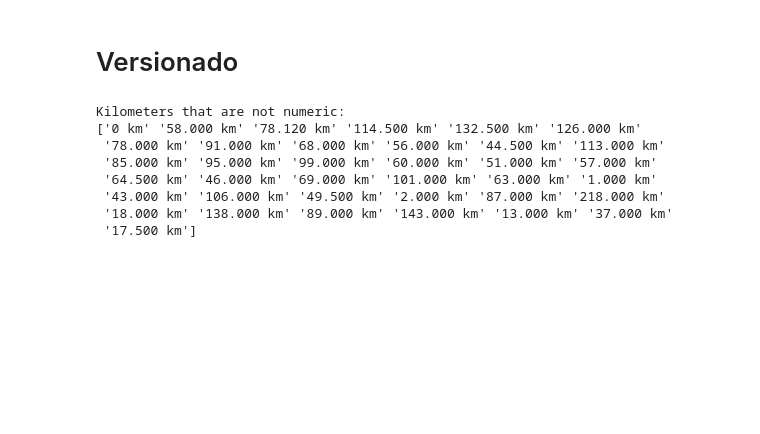
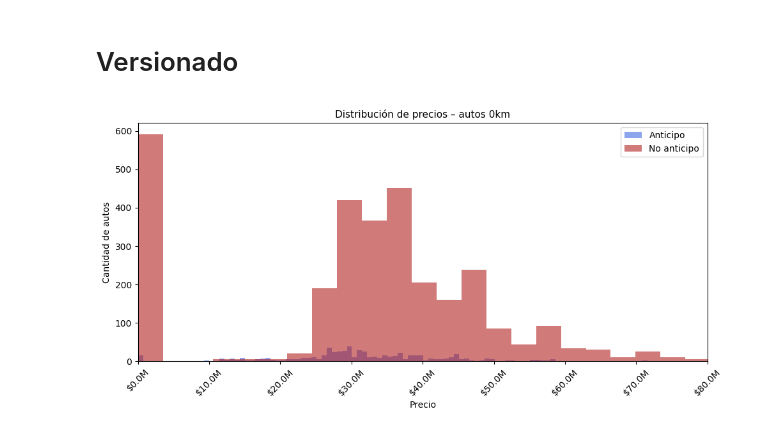
Before and after one commit to varbelaiz/suv-price-prediction, a Jupyter notebook: data analysis/transformation_analysis.ipynb, the cells around one changed output. Drawn from its saved outputs; the diff is of its cells as text; code cells hidden in the pictures; blank space fills up the shorter version.

```diff
--- a/data analysis/transformation_analysis.ipynb
+++ b/data analysis/transformation_analysis.ipynb
@@ -6,20 +6,44 @@ import re
 import matplotlib.pyplot as plt
 import seaborn as sns
 # %%
-test_df = pd.read_csv('../data/train/transformed_train.csv')
+cleaned_train = pd.read_csv('../data/train/cleaned_train.csv')
 # %% [markdown]
 # Versionado
-# %%
-# Filter non-numeric values in 'Kilómetros' column
-non_numeric_km = test_df['Kilómetros'].loc[pd.to_numeric(test_df['Kilómetros'], errors='coerce').isna()]
-print("Kilometers that are not numeric:")
-print(non_numeric_km.unique())
-# %% [output]
-Kilometers that are not numeric:
-['0 km' '58.000 km' '78.120 km' '114.500 km' '132.500 km' '126.000 km'
- '78.000 km' '91.000 km' '68.000 km' '56.000 km' '44.500 km' '113.000 km'
- '85.000 km' '95.000 km' '99.000 km' '60.000 km' '51.000 km' '57.000 km'
- '64.500 km' '46.000 km' '69.000 km' '101.000 km' '63.000 km' '1.000 km'
- '43.000 km' '106.000 km' '49.500 km' '2.000 km' '87.000 km' '218.000 km'
- '18.000 km' '138.000 km' '89.000 km' '143.000 km' '13.000 km' '37.000 km'
- '17.500 km']
+# %%
+# Filter for new cars (less than 1000 km)
+new_cars = cleaned_train[cleaned_train['Kilómetros'] < 500]
+
+# Create masks for anticipo and no anticipo
+mask_anticipo = new_cars['price_is_anticipo'] == 1
+mask_no_anticipo = new_cars['price_is_anticipo'] == 0
+
+cheap_cars = new_cars[new_cars['Precio'] < 10_000_000]
+cheap_cars.to_csv('../data/outliers.csv')
+
+# Create figure and axis
+fig, ax = plt.subplots(figsize=(10, 5))
+
+# Plot overlapping histograms
+ax.hist(new_cars.loc[mask_anticipo, 'Precio'], bins=100,
+        color="royalblue", alpha=0.6, label="Anticipo")
+ax.hist(new_cars.loc[mask_no_anticipo, 'Precio'], bins=100,
+        color="firebrick", alpha=0.6, label="No anticipo")
+
+# Set x-axis limits
+ax.set_xlim(0, 8e7)
+
+# Customize plot
+ax.set_title("Distribución de precios – autos 0km", fontsize=11)
+ax.set_xlabel("Precio")
+ax.set_ylabel("Cantidad de autos")
+ax.legend()
+
+# Format x-axis with millions
+fmt_pesos = plt.FuncFormatter(lambda x, pos: f"${x/1_000_000:.1f}M")
+ax.xaxis.set_major_formatter(fmt_pesos)
+ax.tick_params(axis="x", rotation=45)
+
+plt.tight_layout()
+plt.show()
+# %% [output]
+[figure, added]
```
Also changed, not shown: parts of 1 cell of this notebook, 14 other files.
